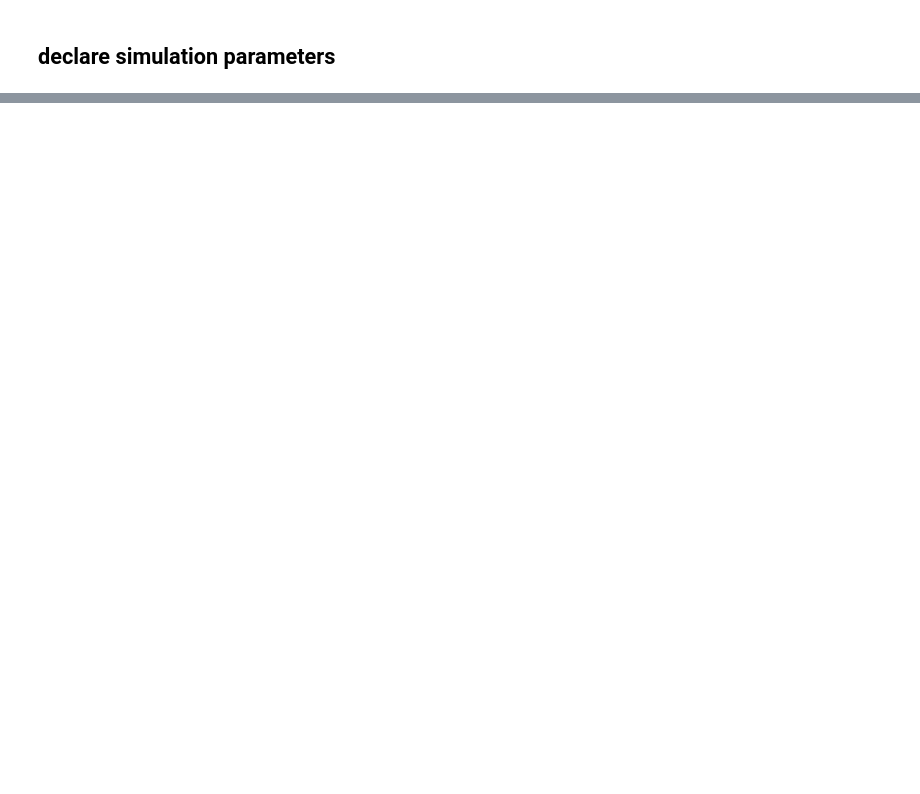
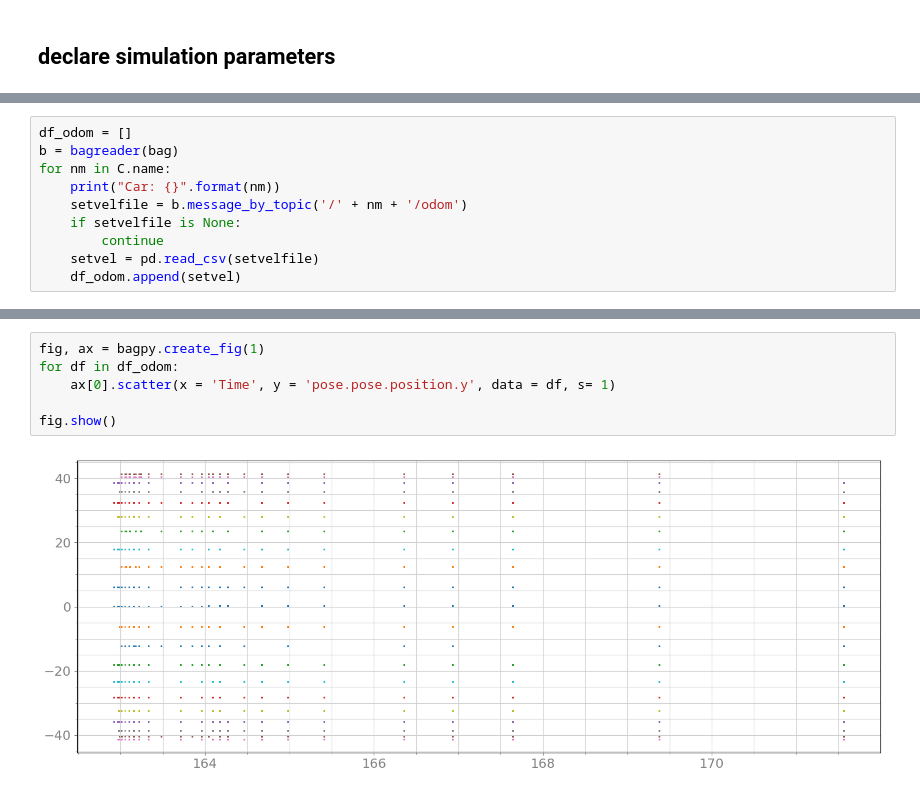
Before and after one commit to rahulbhadani/sparkle_python, a Jupyter notebook: CATVehicle_Circular_Trajectory_Velocity_by_injection.ipynb, the cells around one changed output, grey strips where cells are left out. Cells and saved outputs as stored; diff of their text form; blank space fills up the shorter version.

```diff
--- a/CATVehicle_Circular_Trajectory_Velocity_by_injection.ipynb
+++ b/CATVehicle_Circular_Trajectory_Velocity_by_injection.ipynb
@@ -203,0 +211,10 @@ b.plot_vel()
+# %%
+df_odom = []
+b = bagreader(bag)
+for nm in C.name:
+    print("Car: {}".format(nm))
+    setvelfile = b.message_by_topic('/' + nm + '/odom')
+    if setvelfile is None:
+        continue
+    setvel = pd.read_csv(setvelfile)
+    df_odom.append(setvel)
@@ -203,0 +239,8 @@ b.plot_vel()
+# %%
+fig, ax = bagpy.create_fig(1)
+for df in df_odom:
+    ax[0].scatter(x = 'Time', y = 'pose.pose.position.y', data = df, s= 1)
+
+fig.show()
+# %% [output]
+[figure, added]
```
Also changed, not shown: parts of 14 cells of this notebook, 5 other files.
